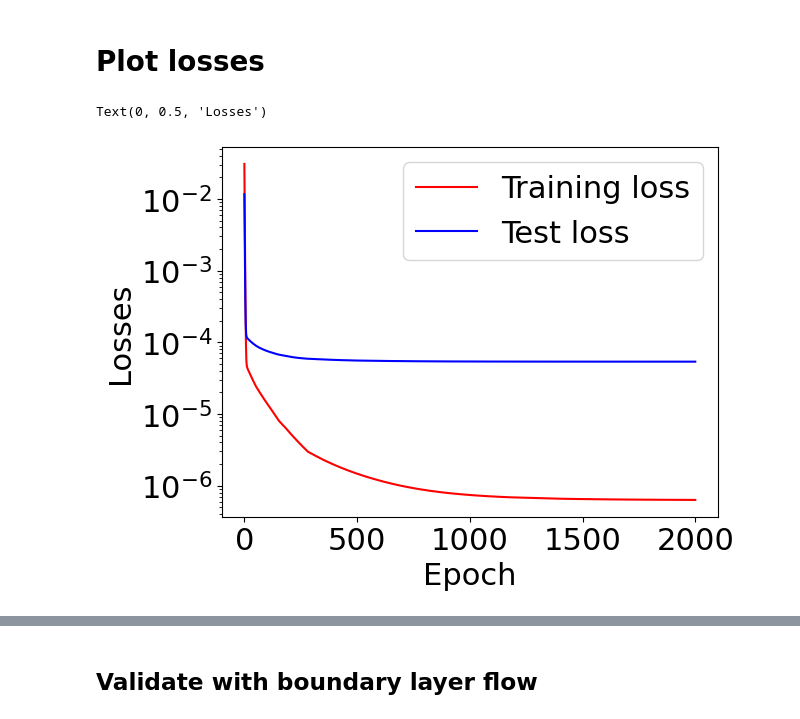
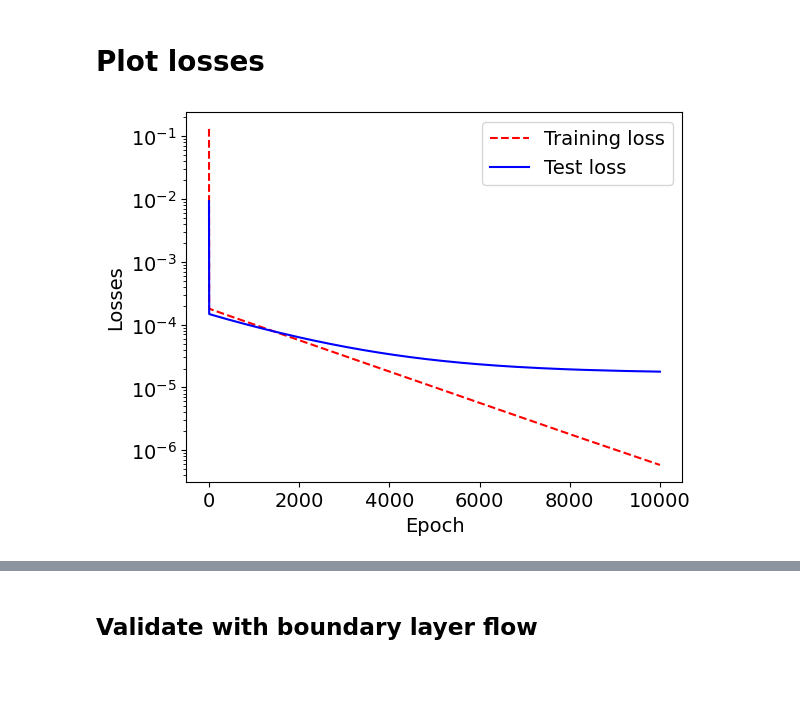
Before and after one commit to kne911/turbML, a Jupyter notebook: Scripts/Assignment1.ipynb, the cells around one changed output, grey strips where cells are left out. Cells and saved outputs as stored; diff of their text form; code cells hidden in the pictures; blank space fills up the shorter version.

Commit message:
Updates to plots

```diff
--- a/Scripts/Assignment1.ipynb
+++ b/Scripts/Assignment1.ipynb
@@ -28,7 +28,7 @@ from sklearn.preprocessing import MinMaxScaler
 from random import randrange
 from joblib import dump, load
 
-plt.rcParams.update({'font.size': 22})
+plt.rcParams.update({'font.size': 14})
 plt.interactive(True)
 plt.close('all')
 # Create output path
@@ -147,7 +149,7 @@ class nn_turbML(nn.Module):
     def __init__(self, nNodes):
         super(nn_turbML, self).__init__()
         self.linears = nn.ModuleList([nn.Linear(2, nNodes), nn.Linear(nNodes, nNodes), nn.Linear(nNodes,2)])
-        self.actFunction = nn.ReLU()
+        self.actFunction = nn.Sigmoid()
 
     def forward(self, x):
         for i, linear in enumerate(self.linears):
@@ -181,65 +183,46 @@ def test_loop(dataloader, model, loss_fn):
     size1 = size
     num_batches = len(dataloader)
     test_loss = 0
-    print('in test_loop: len(dataloader)',len(dataloader))
-
     with torch.no_grad():
         for X, y in dataloader:
             pred = model(X)
             test_loss += loss_fn(pred, y).item()
-#transform from tensor to numpy
             pred_numpy = pred.detach().numpy()
-
     test_loss /= num_batches
-
-    # print(f"Avg loss: {test_loss:>.2e} \n")
 
     return test_loss
 
-start_time = time.time()
-
 # Instantiate a neural network
 model = nn_turbML(50)
-
 # Initialize the loss function
 loss_fn = nn.MSELoss()
 # Set up hyperparameters
-learning_rate = 1e-1
-max_epochs = 2000
+learning_rate = 0.5e-1
+max_epochs = 10000
 lambda_l1 = 0
 prev_loss = float('inf')
 
 optimizer = torch.optim.SGD(model.parameters(), lr=learning_rate)
 # optimizer = torch.optim.Adam(model.parameters(), lr=learning_rate)
 trainingloss_values = []
-testloss = []
+testloss_values = []
 for epoch in range(max_epochs):
     loss = optimizer.step(closure)  # Optimize model parameters
-    testloss.append(test_loop(test_loader, model, loss_fn))
+    testloss = test_loop(test_loader, model, loss_fn)
+    testloss_values.append(testloss)
 
     # Print the loss every 10th epoch
     if (epoch + 1) % 10 == 0:
-        print(f"Epoch [{epoch+1}/{max_epochs}], Loss: {closure().item():.10f}")
+        print(f"Epoch [{epoch+1}/{max_epochs}], Training loss: {loss:.7f}, Test loss: {testloss:.7f}")
 
     loss_change = prev_loss - loss.item()
     prev_loss = loss.item()
     trainingloss_values.append(prev_loss)
 
 
-#test_loss = test_loop(test_loader, neural_net, loss_fn)
-
-
 preds = model(X_test_tensor)
-
-print(f"{'time ML: '}{time.time()-start_time:.2e}")
-
-#transform from tensor to numpy
-c_NN = preds.detach().numpy()
-
-c_NN_old = c_NN
-
-c0=c_NN[:,0]
-c2=c_NN[:,1]
+c0=preds.detach().numpy()[:,0]
+c2=preds.detach().numpy()[:,1]
 
 c0_std=np.std(c0-c_0_DNS[index_test])/(np.mean(c0.flatten()**2))**0.5
 c2_std=np.std(c2-c_2_DNS[index_test])/(np.mean(c2.flatten()**2))**0.5
@@ -267,12 +250,11 @@ c2_error_std:  0.11027094636686158
 # %% [markdown]
 # Plot losses
 # %%
-
-plt.semilogy(trainingloss_values, 'r', label='Training loss' )
-plt.semilogy(testloss, 'b', label='Test loss')
+plt.semilogy(trainingloss_values, 'r--', label='Training loss')
+plt.semilogy(testloss_values, 'b', label='Test loss')
 plt.legend()
 plt.xlabel('Epoch')
 plt.ylabel('Losses')
+plt.show()
 # %% [output]
-Text(0, 0.5, 'Losses')
-[figure, old version]
+[figure, new version]
```
Also changed, not shown: parts of 8 cells of this notebook, 12 other files.
